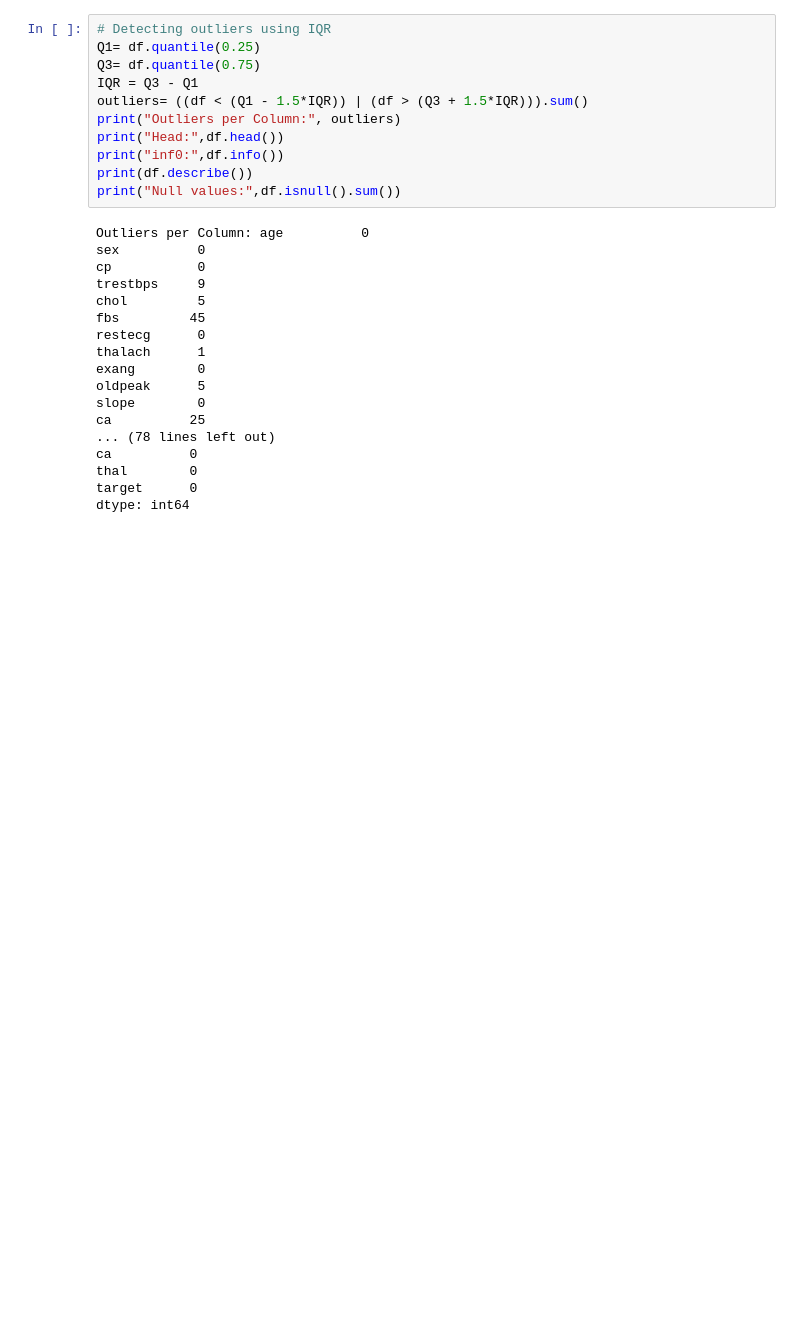
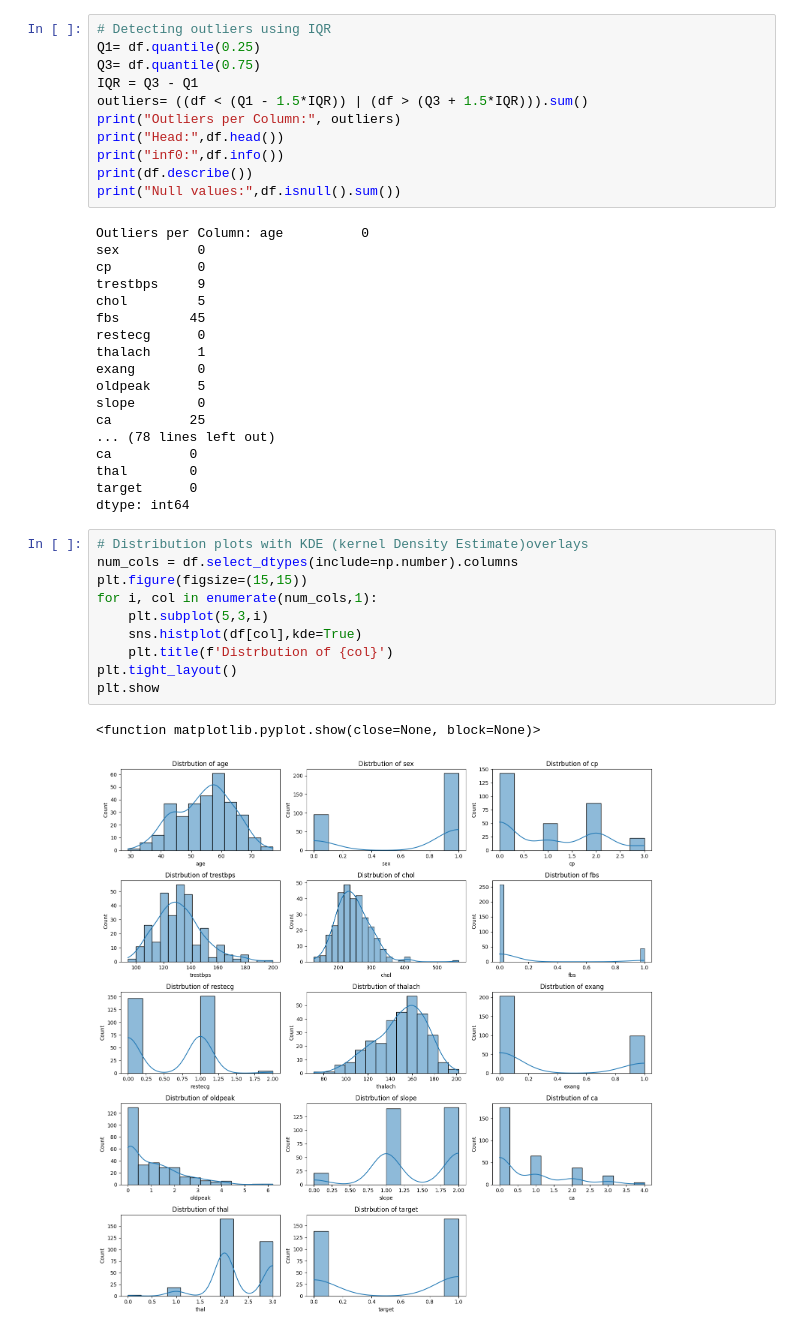
Before and after one commit to samuelsichone/Heart-Disease-Prediction-using-Machine-Learning, a Jupyter notebook: notebooks/01_EDA.ipynb, the cells around one changed output. Saved outputs shown, nothing was run; the diff lists cells and outputs as text; blank space fills up the shorter version.

```diff
--- a/notebooks/01_EDA.ipynb
+++ b/notebooks/01_EDA.ipynb
@@ -58,3 +58,16 @@ ca          0
 thal        0
 target      0
 dtype: int64
+# %%
+# Distribution plots with KDE (kernel Density Estimate)overlays
+num_cols = df.select_dtypes(include=np.number).columns
+plt.figure(figsize=(15,15))
+for i, col in enumerate(num_cols,1):
+    plt.subplot(5,3,i)
+    sns.histplot(df[col],kde=True)
+    plt.title(f'Distrbution of {col}')
+plt.tight_layout()
+plt.show
+# %% [output]
+<function matplotlib.pyplot.show(close=None, block=None)>
+[figure, added]
```
